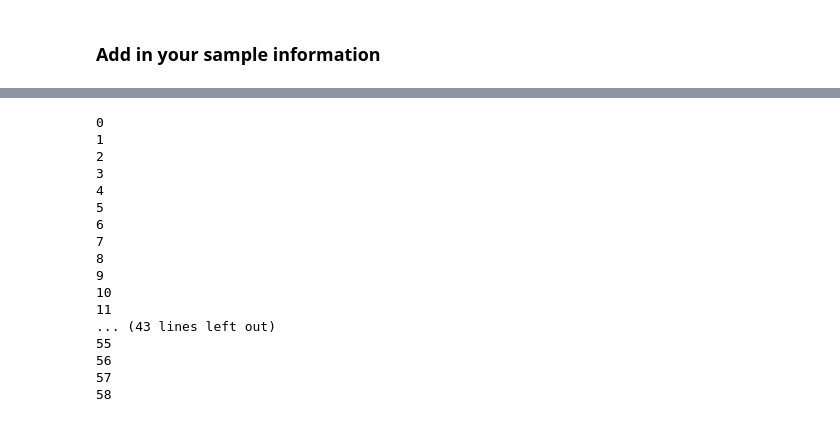
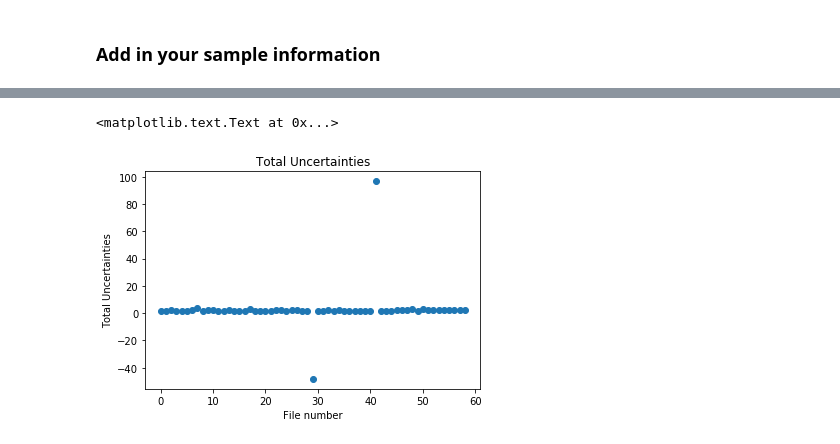
Before and after one commit to catherinekuhn/oceanoptics, a Jupyter notebook: Fluorometer/Lab 05 Chlorophyll a Extractive.ipynb, the cells around one changed output, grey strips where cells are left out. Cells and saved outputs as stored; diff of their text form; code cells hidden in the pictures.

```diff
--- a/Fluorometer/Lab 05 Chlorophyll a Extractive.ipynb
+++ b/Fluorometer/Lab 05 Chlorophyll a Extractive.ipynb
@@ -114,7 +84,0 @@ print(sigma_Finit_minus_Ffinal)
-# %%
-sigma_vV = sigma_v/sigma_V
-print(sigma_vV)
-# %%
-sigma_chla = 1/chla_ugL * np.sqrt (((sigma_K/K)**2) + (sigma_AoverAminus1/ (A/(A-1))**2)
-                                         + (sigma_Finit_minus_Ffinal/(f_init-f_acid)**2)
-                                         + ((sigma_vV/(v/V))**2))
@@ -132,2 +84,0 @@ NameError: name 'sigma_A' is not defined
-# %%
-data['total_error_chla'] = sigma_chla
@@ -143,35 +89,45 @@ sigma_AoverAminus1_ls = []
 sigma_Finit_minus_Ffinal_ls = []
 sigma_vV_ls = []
 sigma_chla_ls =[]
+#
 
 for row in range (len(data)):
 
+    #print row
+
 # Extract measurements from sheet
     f_init = data['Fo'][row]
-    f_init = np.asarray(f_init)
-    print(f_init)
     f_acid = data['Fa'][row]
-    f_acid = np.asarray(f_acid)
     chla_ugL = data['chl_ugL'][row]
-    chla_ugL = np.asarray(chla_ugL)
     pheo_ugL = data['phaeo_ugL'][row]
-    pheo_ugL = np.asarray(pheo_ugL)
     V        = data['V_sample_L'][row]
-    V        = np.asarray(V)
-    v        = data['v_acetone_L'][row].astype(np.float64)
-    v
+    v        = data['v_acetone_L'][row]
+
 
 # Compute sigmas
     sigma_A = 1./A * np.sqrt(((sigma_phi_chla/phi_chla)**2.) + ((sigma_phi_pheo/phi_pheo)**2.))
 
     sigma_AoverAminus1 = 1./ (A/(A-1)) * np.sqrt (((sigma_A/A)**2) + ((sigma_A/A)**2.))
+
     sigma_Finit_minus_Ffinal = np.sqrt (((sigma_F_init)**2.) + ((sigma_F_final)**2))
+
     sigma_vV = sigma_v/sigma_V
+
+
     sigma_chla = 1./chla_ugL * np.sqrt (((sigma_K/K)**2) + (sigma_AoverAminus1/ (A/(A-1.))**2.)
                                              + (sigma_Finit_minus_Ffinal/(f_init-f_acid)**2.)
                                              + ((sigma_vV/(v/V))**2))
+
+
     sigma_A_ls.append(sigma_A)
+    #print(sigma_A_ls)
     sigma_AoverAminus1_ls.append(sigma_AoverAminus1)
     sigma_Finit_minus_Ffinal_ls.append(sigma_Finit_minus_Ffinal)
     sigma_vV_ls.append(sigma_vV)
     sigma_chla_ls.append(sigma_chla)
+
+    #print(sigma_Finit_minus_Ffinal_ls[row])
+    #print(sigma_AoverAminus1_ls[row])
+    #print(sigma_Finit_minus_Ffinal_ls[row])
+    #print(sigma_chla_ls[row])
+    #print(sigma_vV_ls[row])
@@ -216,21 +134,8 @@ sigma_AoverAminus1_ls
-# %%
-for row in range (len(data)):
-    print (row)
-# %% [output]
-0
-1
-2
-3
-4
-5
-6
-7
-8
-9
-10
-11
-... (43 lines left out)
-55
-56
-57
-58
+# %%
+plt.plot(sigma_chla_ls, 'o')
+plt.ylabel('Total Uncertainties')
+plt.xlabel('File number')
+plt.title('Total Uncertainties')
+# %% [output]
+<matplotlib.text.Text at 0x...>
+[figure, added]
```
Also changed, not shown: parts of 24 cells of this notebook.
